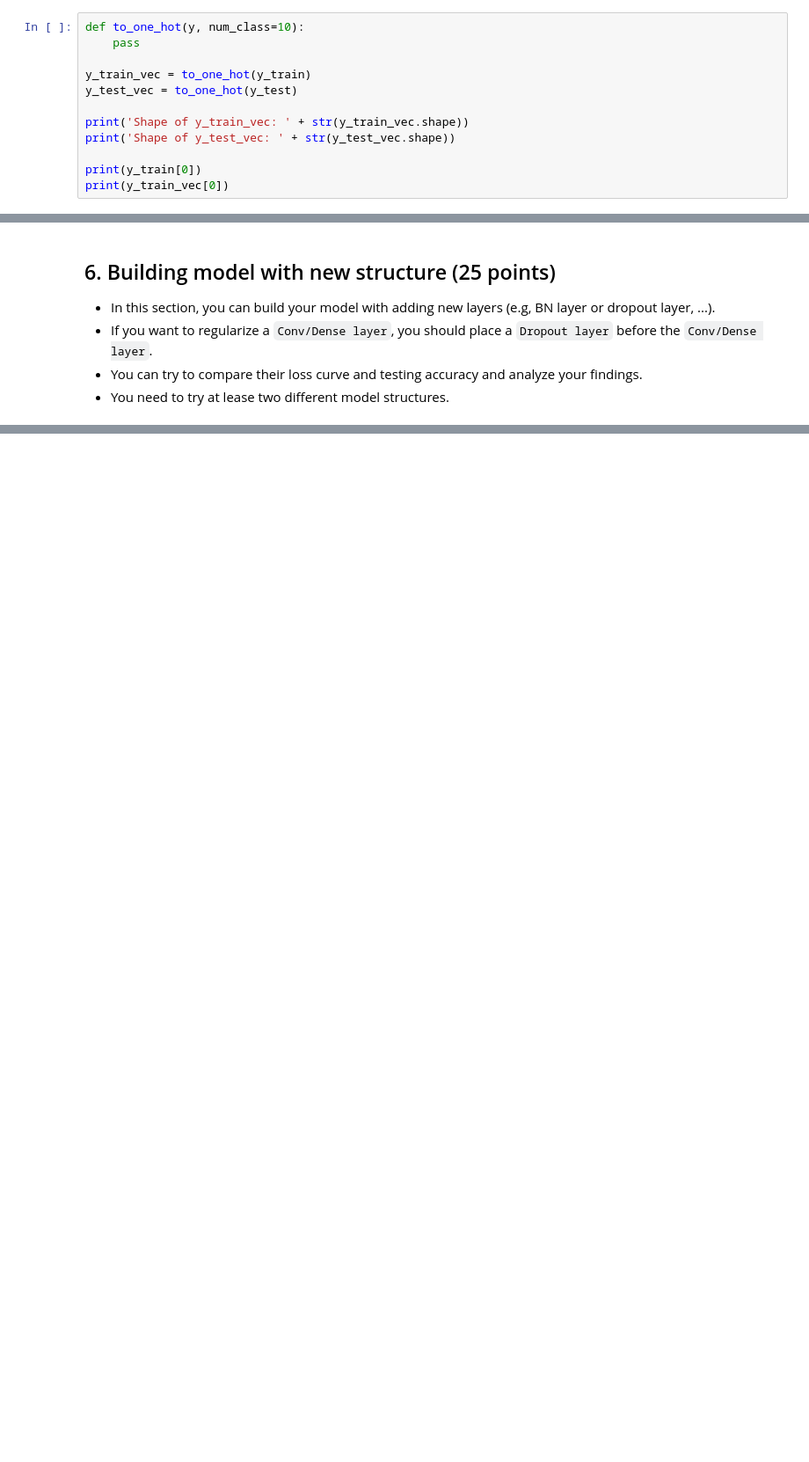
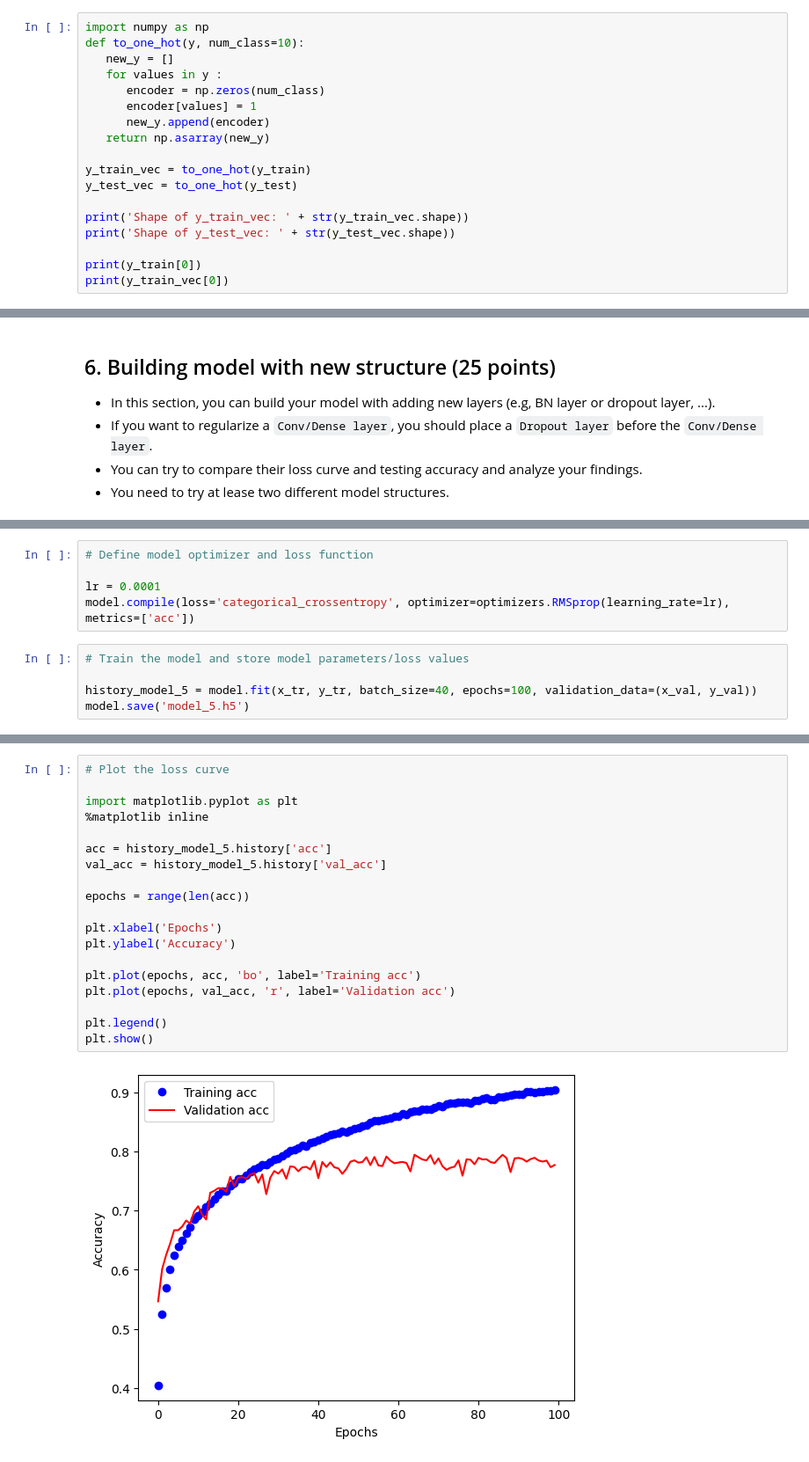
Before and after one commit to sanjeet-jain/cs-583, a Jupyter notebook: HW2-main/Assignment2.ipynb, the cells around one changed output, grey strips where cells are left out. Shown: that part at 88% size. Saved outputs shown, nothing was run; the diff lists cells and outputs as text; blank space fills up the shorter version.

````diff
--- a/HW2-main/Assignment2.ipynb
+++ b/HW2-main/Assignment2.ipynb
@@ -97,8 +97,14 @@ In the input, a label is a scalar in $\{0, 1, \cdots , 9\}$. One-hot encode tran
 
 2. Apply the function to ```y_train``` and ```y_test```.
 # %%
+import numpy as np
 def to_one_hot(y, num_class=10):
-    pass
+   new_y = []
+   for values in y :
+      encoder = np.zeros(num_class)
+      encoder[values] = 1
+      new_y.append(encoder)
+   return np.asarray(new_y)
 
 y_train_vec = to_one_hot(y_train)
 y_test_vec = to_one_hot(y_test)
@@ -183,0 +556,10 @@ Do NOT use the test set until now. Make sure that your model parameters and hype
+# %%
+# Define model optimizer and loss function
+
+lr = 0.0001
+model.compile(loss='categorical_crossentropy', optimizer=optimizers.RMSprop(learning_rate=lr), metrics=['acc'])
+# %%
+# Train the model and store model parameters/loss values
+
+history_model_5 = model.fit(x_tr, y_tr, batch_size=40, epochs=100, validation_data=(x_val, y_val))
+model.save('model_5.h5')
@@ -183,0 +586,21 @@ Do NOT use the test set until now. Make sure that your model parameters and hype
+# %%
+# Plot the loss curve
+
+import matplotlib.pyplot as plt
+%matplotlib inline
+
+acc = history_model_5.history['acc']
+val_acc = history_model_5.history['val_acc']
+
+epochs = range(len(acc))
+
+plt.xlabel('Epochs')
+plt.ylabel('Accuracy')
+
+plt.plot(epochs, acc, 'bo', label='Training acc')
+plt.plot(epochs, val_acc, 'r', label='Validation acc')
+
+plt.legend()
+plt.show()
+# %% [output]
+[figure, added]
````
Also changed, not shown: parts of 38 cells of this notebook, 6 other files.
